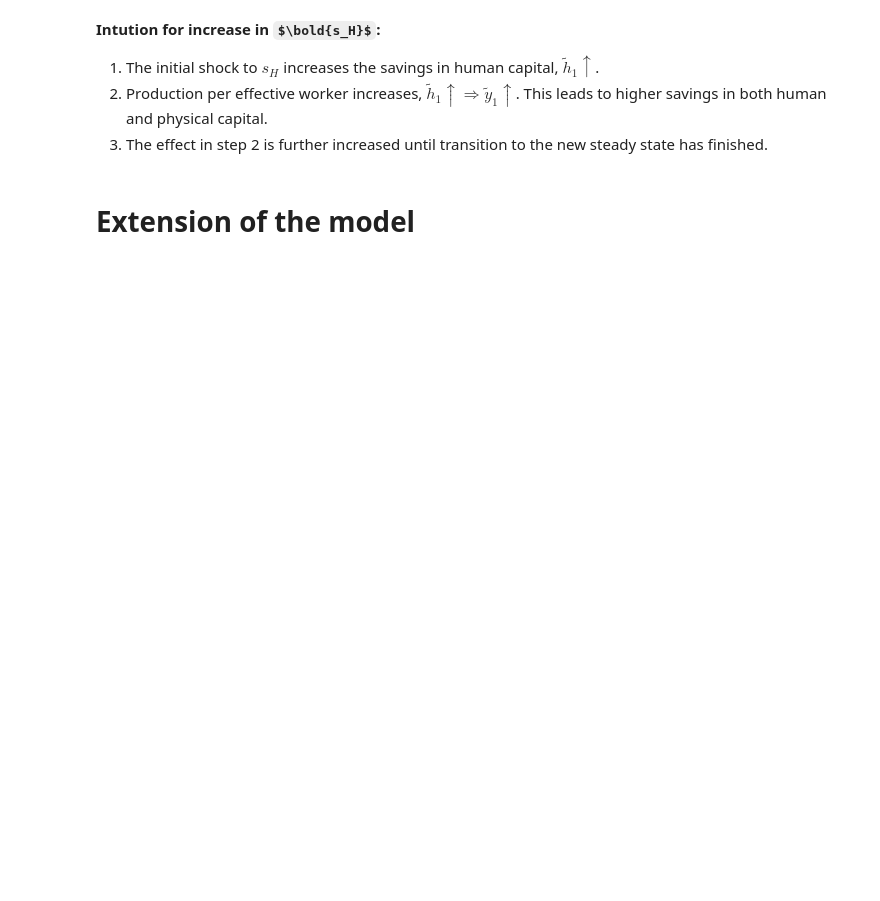
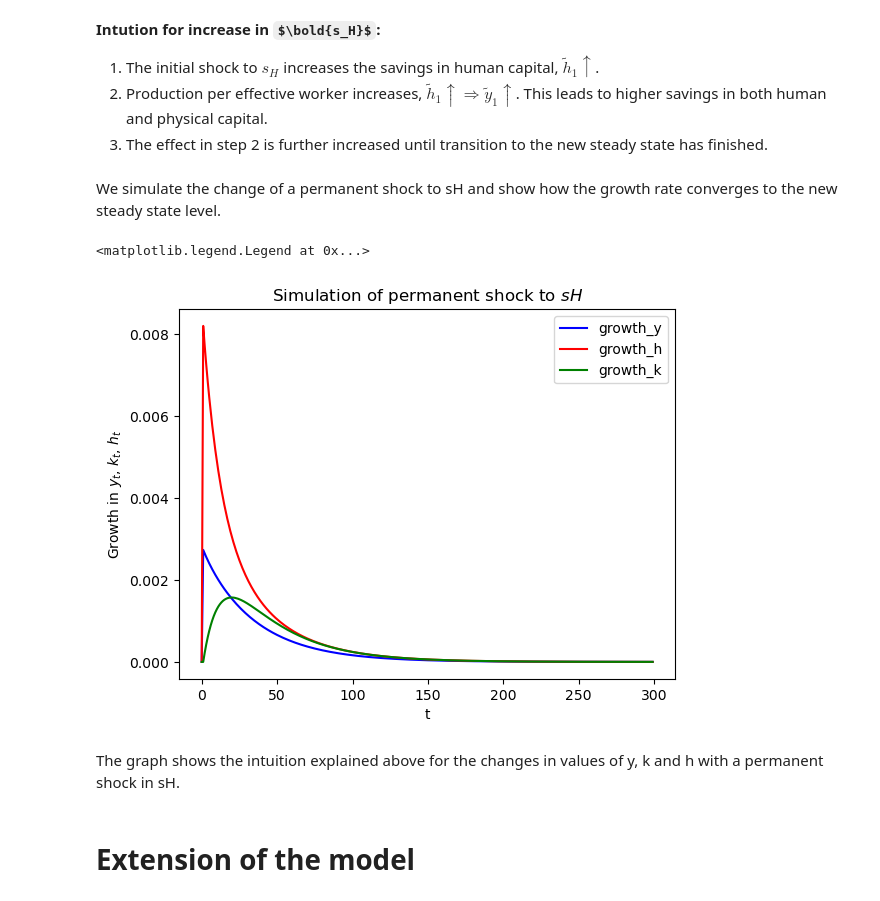
Before and after one commit to NumEconCopenhagen/projects-2023-helene-and-cecilie-class-3, a Jupyter notebook: modelproject/modelproject.ipynb, the cells around one changed output. Cells and saved outputs as stored; diff of their text form; code cells hidden in the pictures; some formulas as TeX source; blank space fills up the shorter version.

```diff
--- a/modelproject/modelproject.ipynb
+++ b/modelproject/modelproject.ipynb
@@ -444,6 +396,52 @@ plt.axhline(ss_h2, xmax=ss_k2/2.5, linestyle='dotted', color='red') # new steady
 1. The initial shock to $s_H$ increases the savings in human capital, $\tilde{h}_{1}\uparrow$.
 2. Production per effective worker increases, $\tilde{h}_{1}\uparrow \Rightarrow \tilde{y}_{1}\uparrow$. This leads to higher savings in both human and physical capital.
 3. The effect in step 2 is further increased until transition to the new steady state has finished.
+# %% [markdown]
+We simulate the change of a permanent shock to sH and show how the growth rate converges to the new steady state level.
+# %%
+# we set out initial values to our old stady state values
+y_0, k_0, h_0 = ss_y, ss_k, ss_h
+
+# define period 0
+y_t, k_t, h_t = y_0, k_0, h_0
+
+# define empty vector for growth rates
+growth_y = []
+growth_k = []
+growth_h = []
+# loop over time interval
+for i in range(300):
+    if i < 1:
+        sH = 0.1
+    else:
+        sH = 0.11
+    # define values for previous period
+    y_pre, k_pre, h_pre = y_t, k_t, h_t
+    # compute values for present period
+    k_t = (1/((1+n)*(1+g)))*(sK*k_pre**alpha*h_pre**varphi+(1-delta)*k_pre)
+    h_t = (1/((1+n)*(1+g)))*(sH*k_pre**alpha*h_pre**varphi+(1-delta)*h_pre)
+    # compute y for present values of k and h
+    y_t = k_t**alpha*h_t**varphi
+    # compute growth rates using that (growth rate = log(x_t/x_t-1) = log(x_t)-log(x_t-1))
+    growth_y.append(np.log(y_t)-np.log(y_pre))
+    growth_k.append(np.log(k_t)-np.log(k_pre))
+    growth_h.append(np.log(h_t)-np.log(h_pre))
+
+# plot the simulation
+fig = plt.figure()
+ax = fig.add_subplot(1,1,1)
+ax.plot(growth_y, color='blue', label='growth_y')
+ax.plot(growth_h, color='red', label='growth_h')
+ax.plot(growth_k, color='green', label='growth_k')
+ax.set_title('Simulation of permanent shock to $sH$')
+ax.set_xlabel('t')
+ax.set_ylabel('Growth in $y_t$, $k_t$, $h_t$')
+ax.legend()
+# %% [output]
+<matplotlib.legend.Legend at 0x...>
+[figure, added]
+# %% [markdown]
+The graph shows the intuition explained above for the changes in values of y, k and h with a permanent shock in sH.
 # %% [markdown]
 # **Extension of the model**
 # %% [markdown]
```
Also changed, not shown: parts of 11 cells of this notebook, 1 other file.
